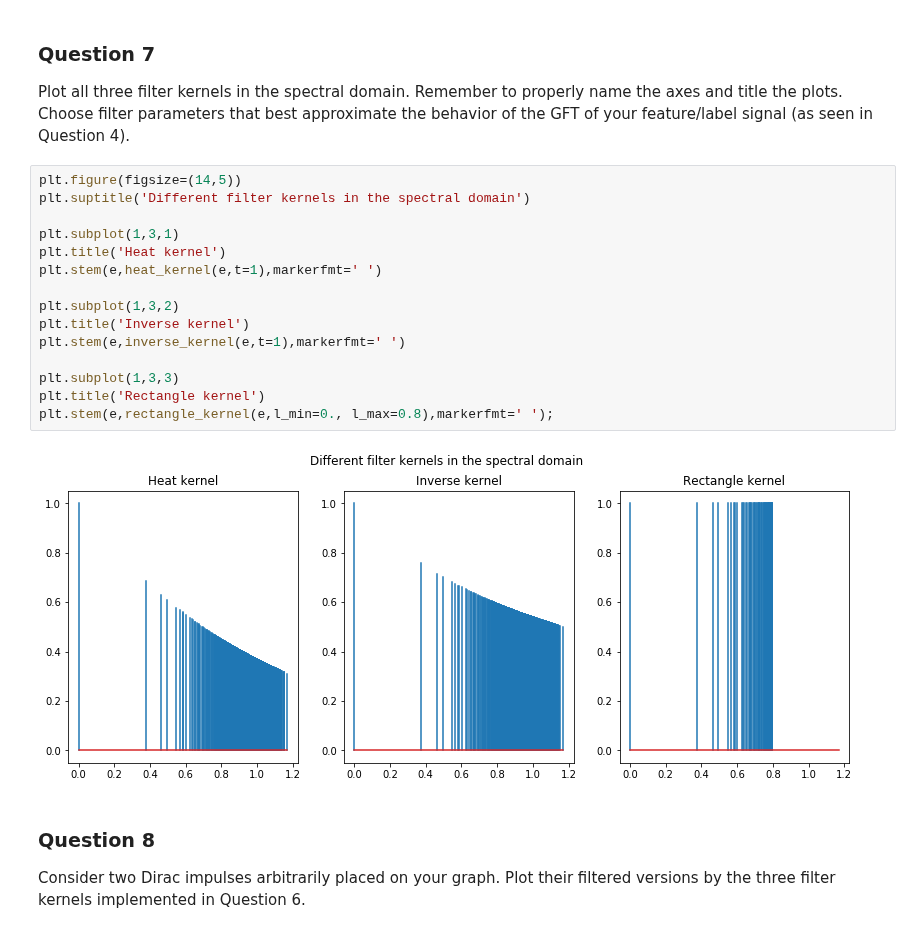
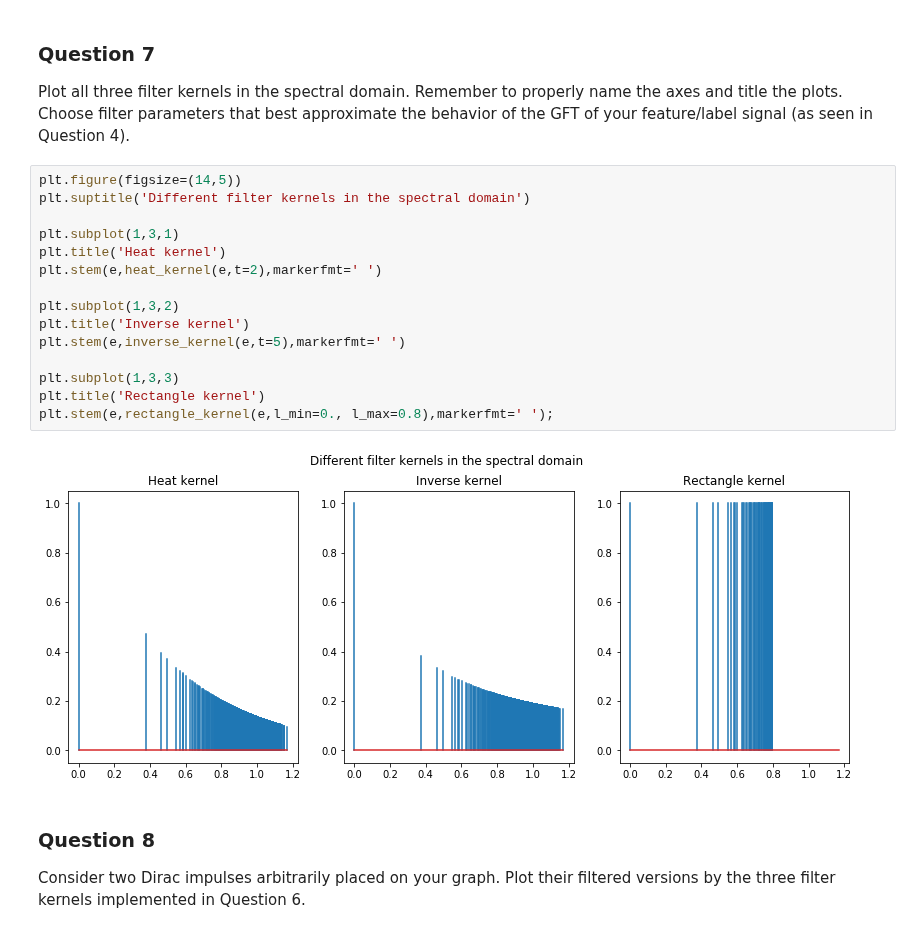
Before and after one commit to vndk36/Project_ntds2018, a Jupyter notebook: Milestone_4/v_09_12_HUGO.ipynb, the cells around one changed output. Cells and saved outputs as stored; diff of their text form.

```diff
--- a/Milestone_4/v_09_12_HUGO.ipynb
+++ b/Milestone_4/v_09_12_HUGO.ipynb
@@ -269,20 +272,20 @@ Plot all three filter kernels in the spectral domain. Remember to properly name
 # %%
 plt.figure(figsize=(14,5))
 plt.suptitle('Different filter kernels in the spectral domain')
 
 plt.subplot(1,3,1)
 plt.title('Heat kernel')
-plt.stem(e,heat_kernel(e,t=1),markerfmt=' ')
+plt.stem(e,heat_kernel(e,t=2),markerfmt=' ')
 
 plt.subplot(1,3,2)
 plt.title('Inverse kernel')
-plt.stem(e,inverse_kernel(e,t=1),markerfmt=' ')
+plt.stem(e,inverse_kernel(e,t=5),markerfmt=' ')
 
 plt.subplot(1,3,3)
 plt.title('Rectangle kernel')
 plt.stem(e,rectangle_kernel(e,l_min=0., l_max=0.8),markerfmt=' ');
 # %% [output]
-[figure, old version]
+[figure, new version]
 # %% [markdown]
 ### Question 8
 
```
Also changed, not shown: parts of 9 cells of this notebook.
